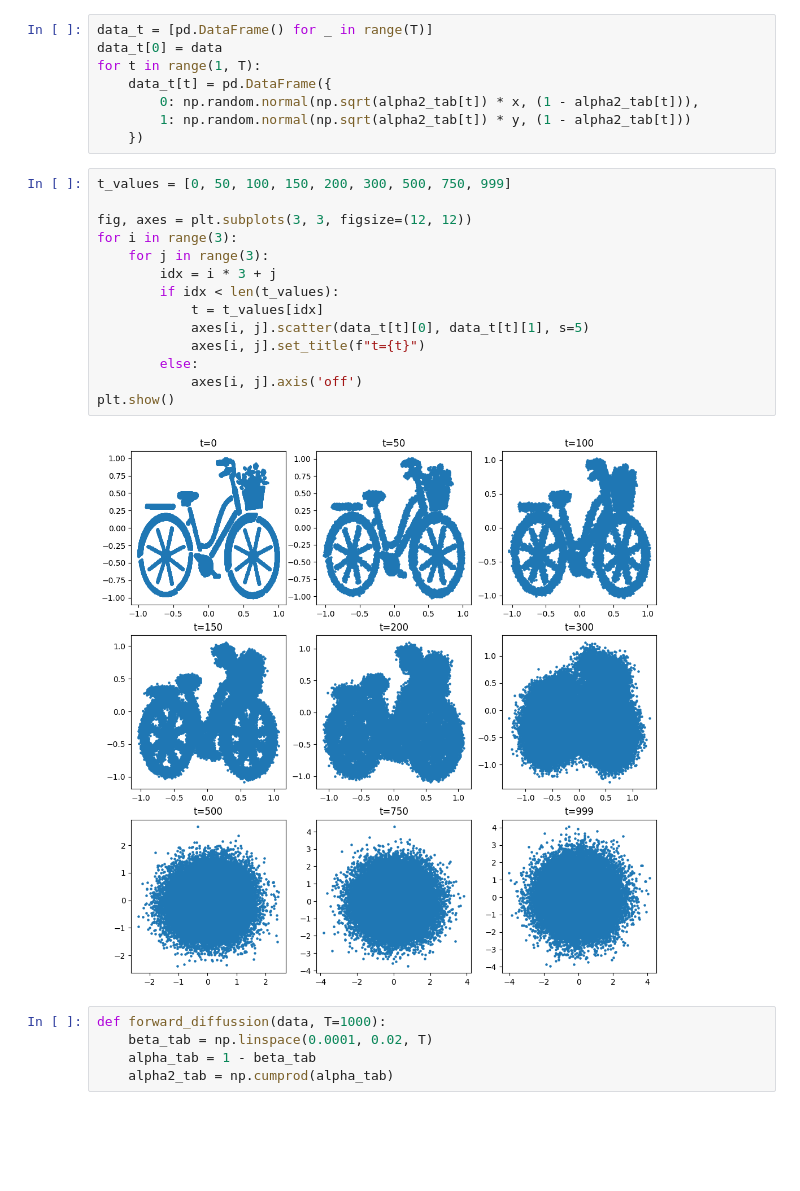
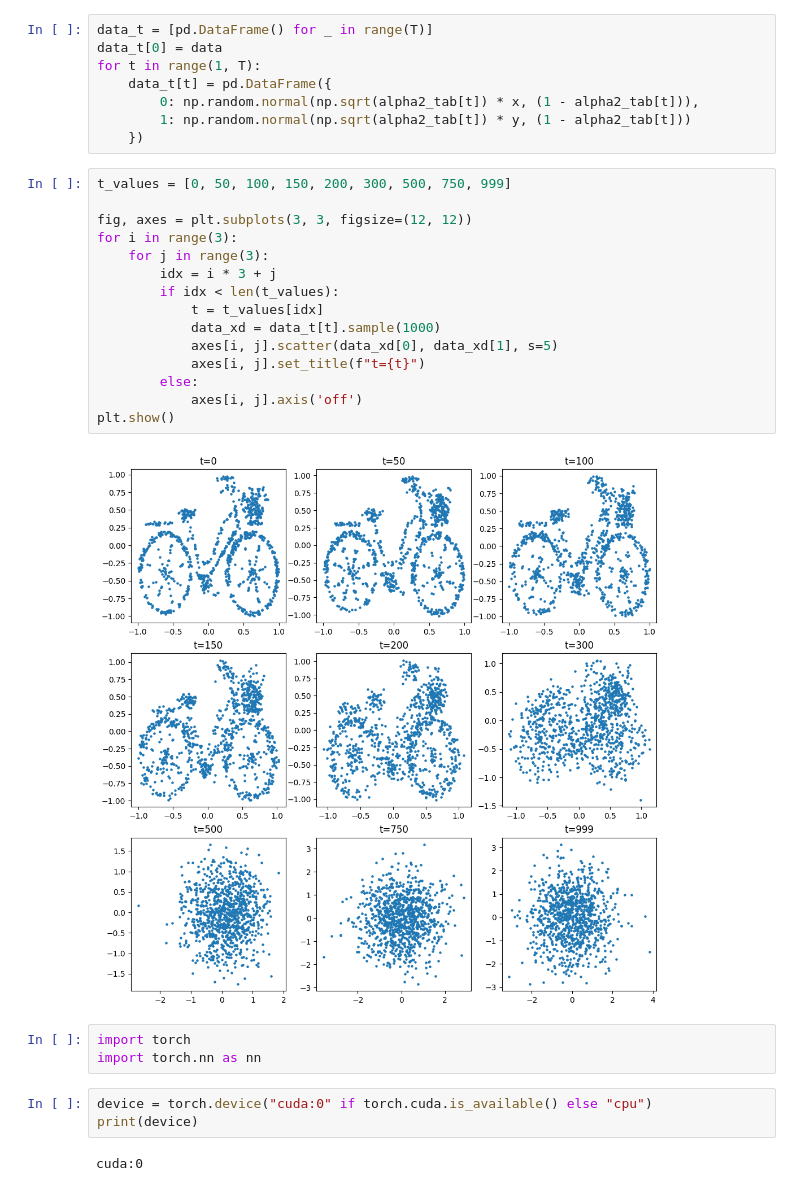
Before and after one commit to Spontaniczny/Image-recognition, a Jupyter notebook: lab5/lab5.ipynb, the cells around one changed output. Drawn from its saved outputs; the diff is of its cells as text; blank space fills up the shorter version.

```diff
--- a/lab5/lab5.ipynb
+++ b/lab5/lab5.ipynb
@@ -78,21 +81,25 @@ for t in range(1, T):
 # %%
 t_values = [0, 50, 100, 150, 200, 300, 500, 750, 999]
 
 fig, axes = plt.subplots(3, 3, figsize=(12, 12))
 for i in range(3):
     for j in range(3):
         idx = i * 3 + j
         if idx < len(t_values):
             t = t_values[idx]
-            axes[i, j].scatter(data_t[t][0], data_t[t][1], s=5)
+            data_xd = data_t[t].sample(1000)
+            axes[i, j].scatter(data_xd[0], data_xd[1], s=5)
             axes[i, j].set_title(f"t={t}")
         else:
             axes[i, j].axis('off')
 plt.show()
 # %% [output]
-[figure, old version]
+[figure, new version]
-# %%
-def forward_diffussion(data, T=1000):
-    beta_tab = np.linspace(0.0001, 0.02, T)
-    alpha_tab = 1 - beta_tab
-    alpha2_tab = np.cumprod(alpha_tab)
+# %%
+import torch
+import torch.nn as nn
+# %%
+device = torch.device("cuda:0" if torch.cuda.is_available() else "cpu")
+print(device)
+# %% [output]
+cuda:0
```
Also changed, not shown: parts of 20 cells of this notebook.
